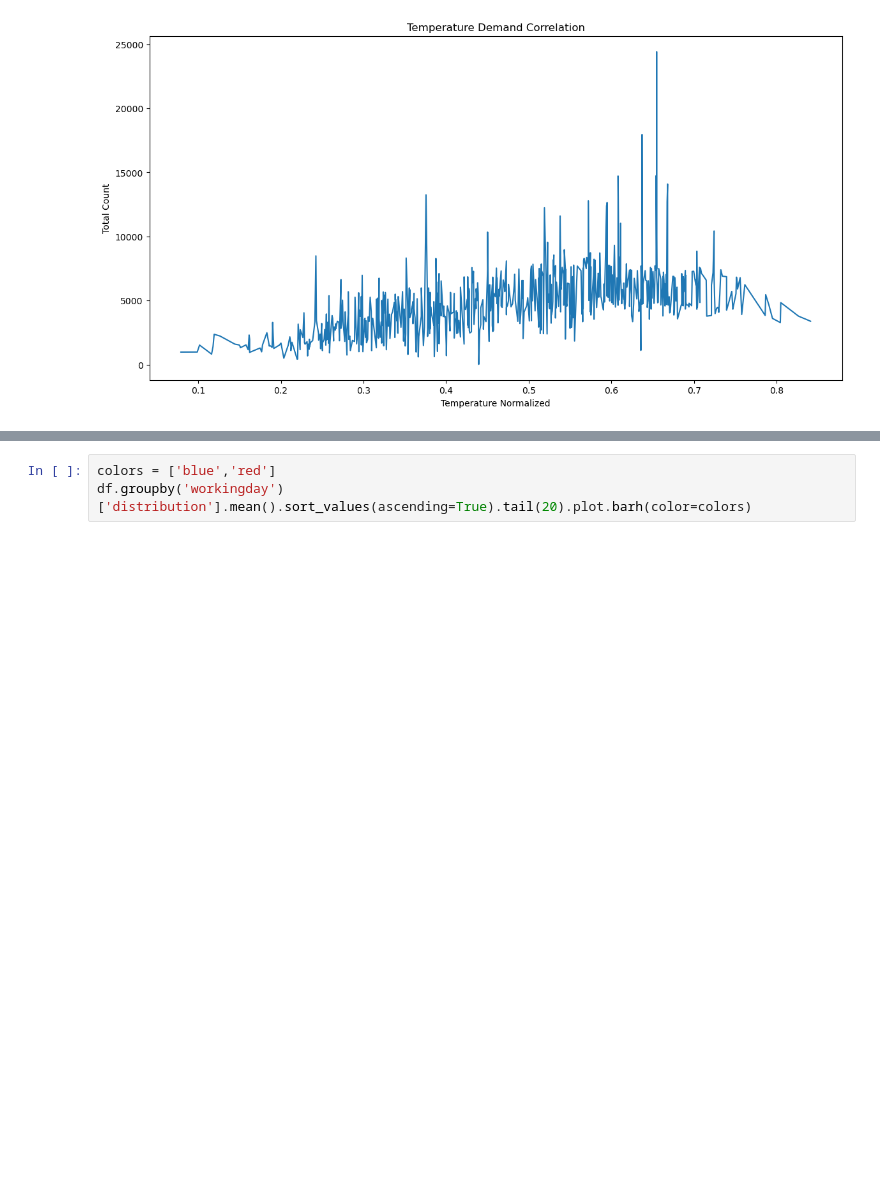
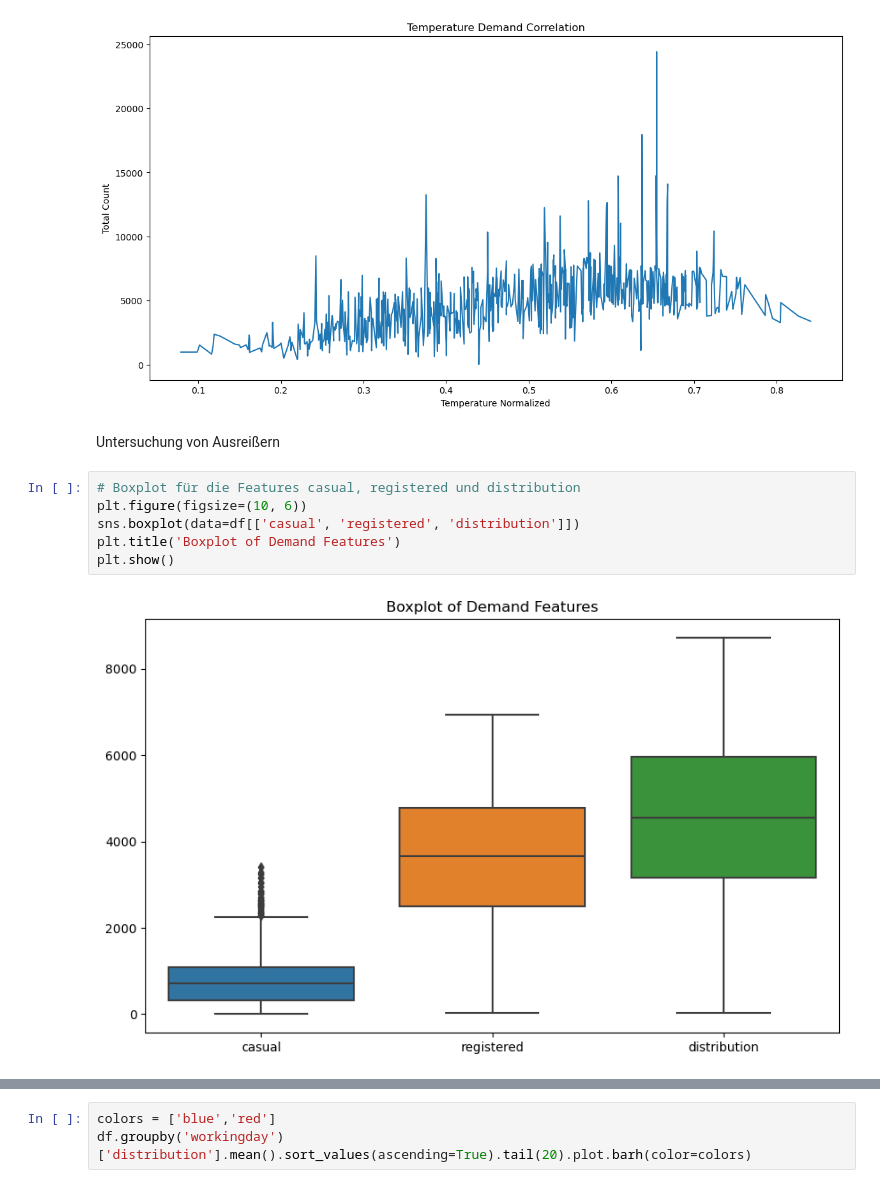
Before and after one commit to philhap/DS-Projektarbeit-Philipp-Heppler-Bike-Sharing, a Jupyter notebook: Digethic_Projektarbeit24_DS.ipynb, the cells around one changed output, grey strips where cells are left out. Cells and saved outputs as stored; diff of their text form; blank space fills up the shorter version.

```diff
--- a/Digethic_Projektarbeit24_DS.ipynb
+++ b/Digethic_Projektarbeit24_DS.ipynb
@@ -134,3 +164,13 @@ plt.ylabel('Total Count')
 plt.show()
 # %% [output]
 [figure]
+# %% [markdown]
+Untersuchung von Ausreißern
+# %%
+# Boxplot für die Features casual, registered und distribution
+plt.figure(figsize=(10, 6))
+sns.boxplot(data=df[['casual', 'registered', 'distribution']])
+plt.title('Boxplot of Demand Features')
+plt.show()
+# %% [output]
+[figure, added]
```
Also changed, not shown: parts of 5 cells of this notebook.
